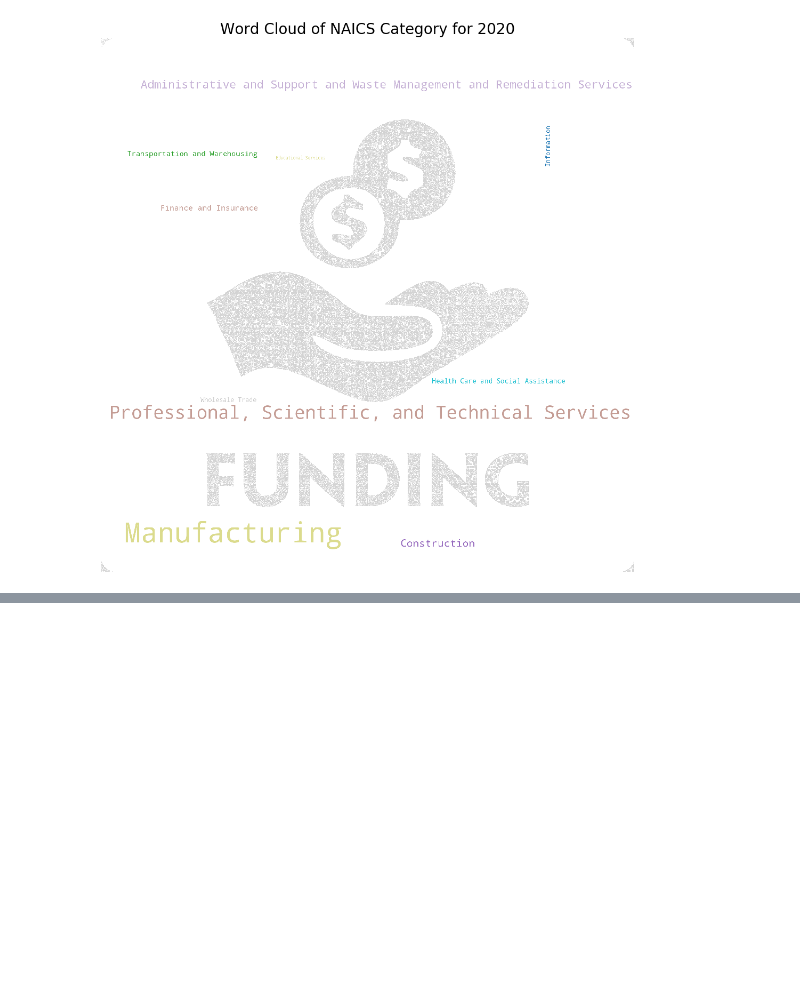
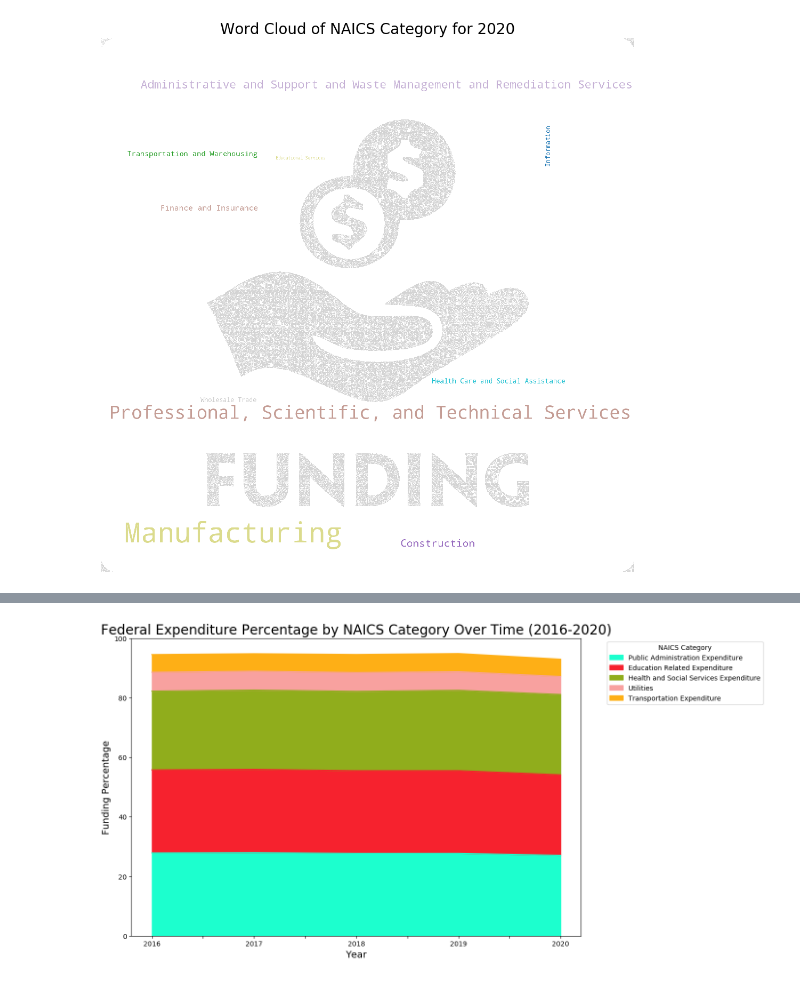
Before and after one commit to uchicago-2023-capp30122/30122-project-cappy-funding, a Jupyter notebook: cappy_graph.ipynb, the cells around one changed output, grey strips where cells are left out. Cells and saved outputs as stored; diff of their text form; code cells hidden in the pictures; blank space fills up the shorter version.

Commit message:
Added codes for creating stacked charts for expenditure time series in cappy_graph.ipynb

```diff
--- a/cappy_graph.ipynb
+++ b/cappy_graph.ipynb
@@ -662,0 +701,39 @@ fig.show()
+# %%
+import pandas as pd
+import matplotlib.pyplot as plt
+import plotly.express as px
+
+def funding_stacked_area_chart():
+    """
+    Create a stacked area chart showing federal funding percentage by NAICS
+    category over time (2016-2020).
+    """
+
+    df = pd.read_csv('us_expenditure_time_series.csv', index_col=0)
+
+    # Sort the DataFrame in descending order based on the sum of each row
+    df = df.loc[df.sum(axis=1).sort_values(ascending=True).index]
+
+    # Reverse the order of the rows
+    df = df.iloc[::-1]
+
+    # Plot stacked area chart with the colors and set y-axis limits
+    df.T.plot(kind='area',
+            stacked=True,
+            figsize=(12,8),
+            color=px.colors.qualitative.Alphabet[:19][::-1],
+            ylim=(0, 100)
+            )
+
+    # Add title and labels
+    plt.title('Federal Expenditure Percentage by NAICS Category Over Time (2016-2020)', fontsize=20)
+    plt.xlabel('Year', fontsize=14)
+    plt.ylabel('Funding Percentage', fontsize=14)
+    plt.legend(title='NAICS Category', bbox_to_anchor=(1.05, 1), loc='upper left')
+
+    # Show chart
+    plt.show()
+
+funding_stacked_area_chart()
+# %% [output]
+[figure, added]
```
Also changed, not shown: parts of 2 cells of this notebook.
